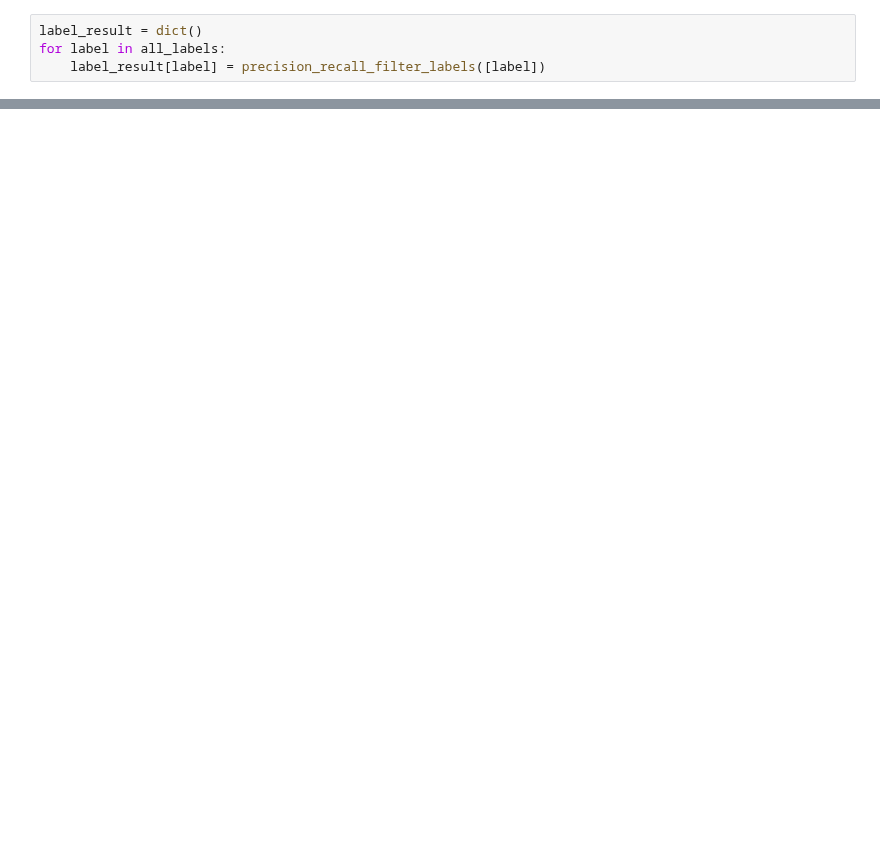
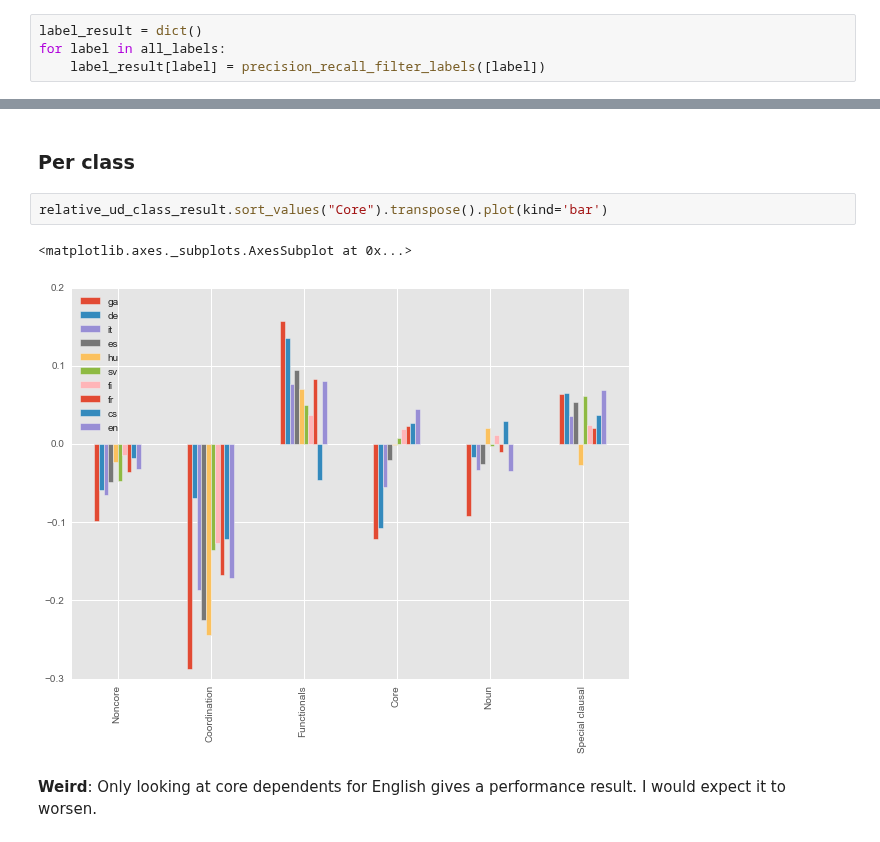
Before and after one commit to jimmycallin/udeval, a Jupyter notebook: notebooks/Comparison of dependency relations in evaluation.ipynb, the cells around one changed output, grey strips where cells are left out. Drawn from its saved outputs; the diff is of its cells as text; blank space fills up the shorter version.

```diff
--- a/notebooks/Comparison of dependency relations in evaluation.ipynb
+++ b/notebooks/Comparison of dependency relations in evaluation.ipynb
@@ -188,0 +264,9 @@ noun_dependents_result.subtract(all_labels_results, axis=0).sort_values("precisi
+# %% [markdown]
+### Per class
+# %%
+relative_ud_class_result.sort_values("Core").transpose().plot(kind='bar')
+# %% [output]
+<matplotlib.axes._subplots.AxesSubplot at 0x...>
+[figure, added]
+# %% [markdown]
+__Weird__: Only looking at core dependents for English gives a performance result. I would expect it to worsen.
```
Also changed, not shown: parts of 36 cells of this notebook, 2 other files.
